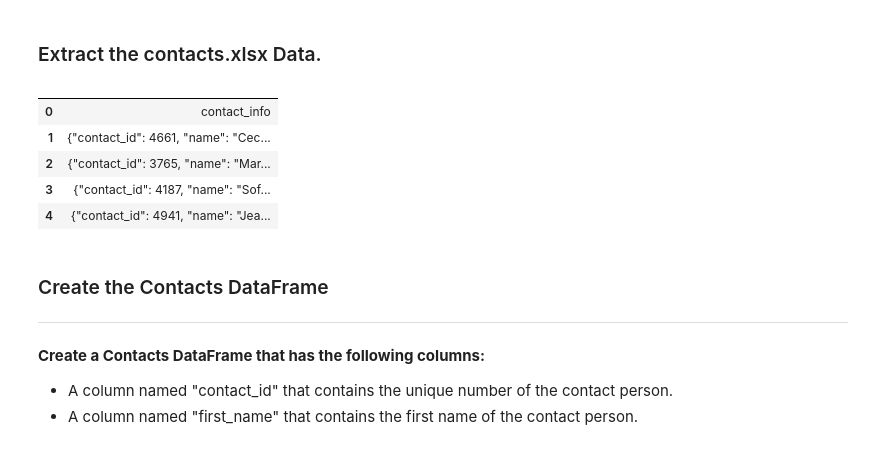
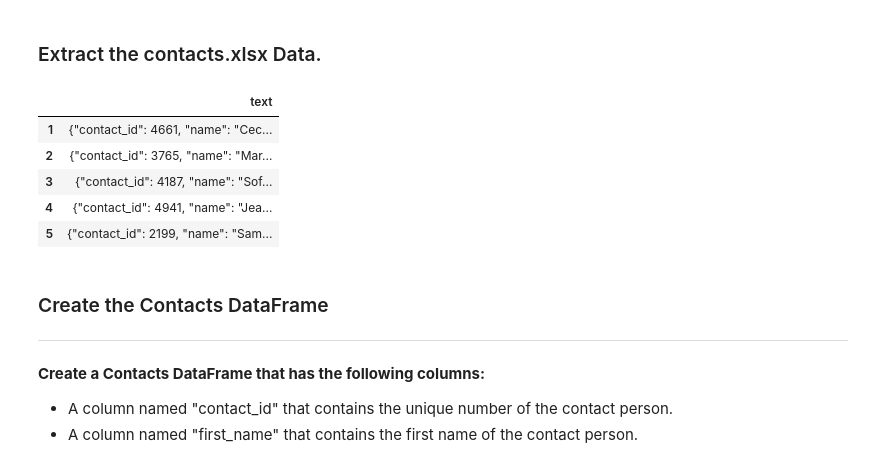
Before and after one commit to talitesar/ETL_mini_project, a Jupyter notebook: ETL_Mini_Project_Starter_Code.ipynb, the cells around one changed output. Drawn from its saved outputs; the diff is of its cells as text; code cells hidden in the pictures.

```diff
--- a/ETL_Mini_Project_Starter_Code.ipynb
+++ b/ETL_Mini_Project_Starter_Code.ipynb
@@ -278,14 +281,18 @@ campaign_cleaned.to_csv("Resources/campaign.csv", index=False)
 # %%
 # Read the data into a Pandas DataFrame. Use the `header=2` parameter when reading in the data.
 contact_info_df = pd.read_excel('Resources/contacts.xlsx', header=2)
+# drop the first row
+contact_info_df = contact_info_df.drop(index=0)
+# create a column name
+contact_info_df.columns =['text']
 contact_info_df.head()
 # %% [output]
-|  |  |
-| 0 | contact_info |
+|  | text |
 | 1 | {"contact_id": 4661, "name": "Cec... |
 | 2 | {"contact_id": 3765, "name": "Mar... |
 | 3 | {"contact_id": 4187, "name": "Sof... |
 | 4 | {"contact_id": 4941, "name": "Jea... |
+| 5 | {"contact_id": 2199, "name": "Sam... |
 # %% [markdown]
 ### Create the Contacts DataFrame
 ---
```
Also changed, not shown: parts of 19 cells of this notebook.
